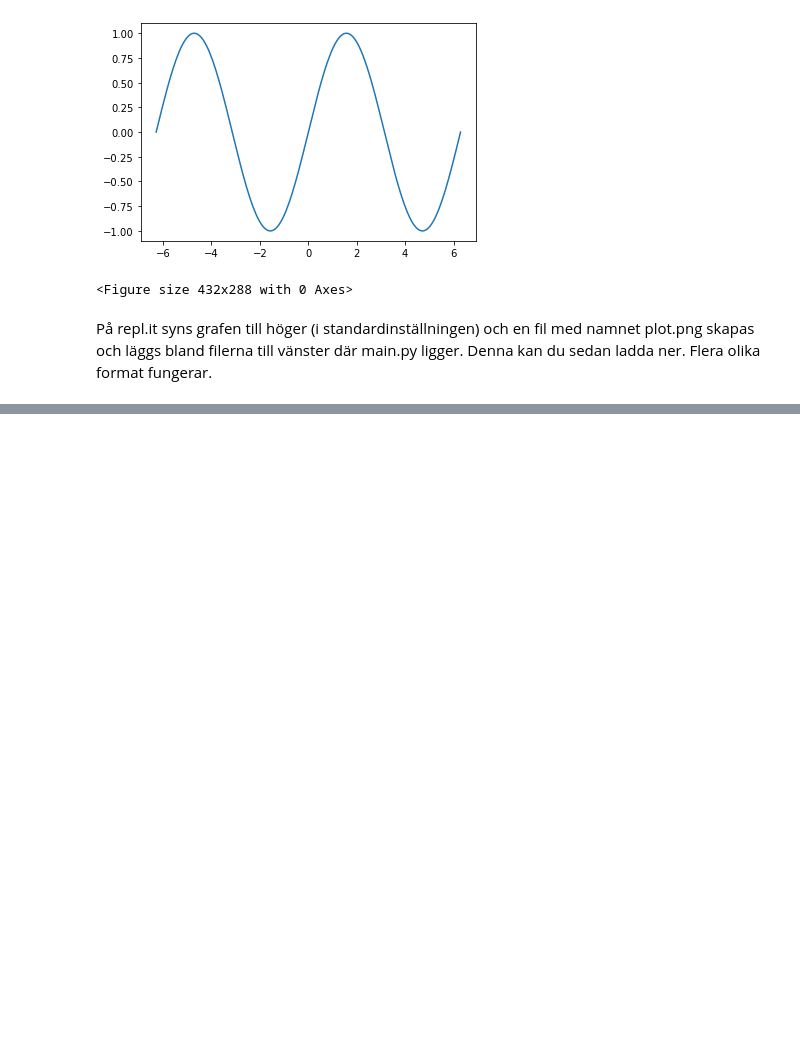
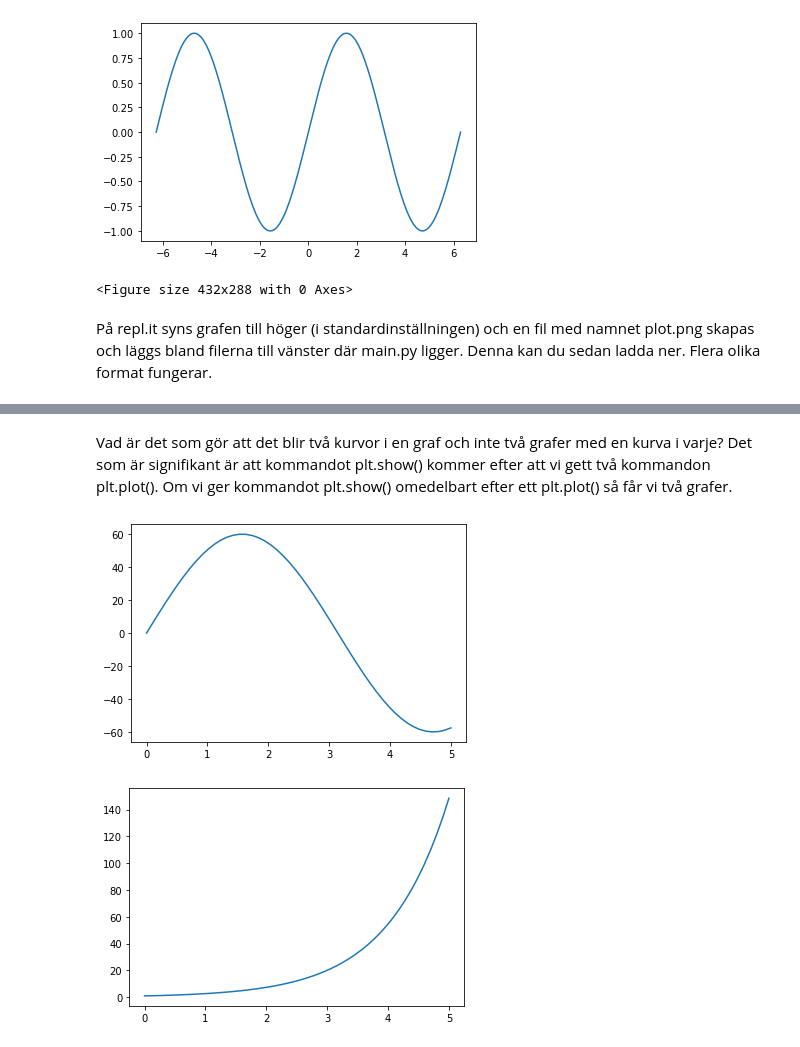
Before and after one commit to cognitrap/progr, a Jupyter notebook: plot2.ipynb, the cells around one changed output, grey strips where cells are left out. Drawn from its saved outputs; the diff is of its cells as text; code cells hidden in the pictures; blank space fills up the shorter version.

```diff
--- a/plot2.ipynb
+++ b/plot2.ipynb
@@ -115,0 +156,21 @@ På repl.it syns grafen till höger (i standardinställningen) och en fil med na
+# %% [markdown]
+Vad är det som gör att det blir två kurvor i en graf och inte två grafer med en kurva i varje?
+Det som är signifikant är att kommandot plt.show() kommer efter att vi gett två kommandon plt.plot().
+Om vi ger kommandot plt.show() omedelbart efter ett plt.plot() så får vi två grafer.
+# %%
+import matplotlib.pyplot as plt
+import numpy as np
+
+
+x=np.linspace(0, 5, 50)
+y=60*np.sin(x)
+plt.plot(x,y)
+plt.show()
+
+x=np.linspace(0, 5, 50)
+y=np.exp(x)
+plt.plot(x,y)
+plt.show()
+# %% [output]
+[figure, added]
+[figure, added]
```
Also changed, not shown: parts of 23 cells of this notebook, 1 other file.
